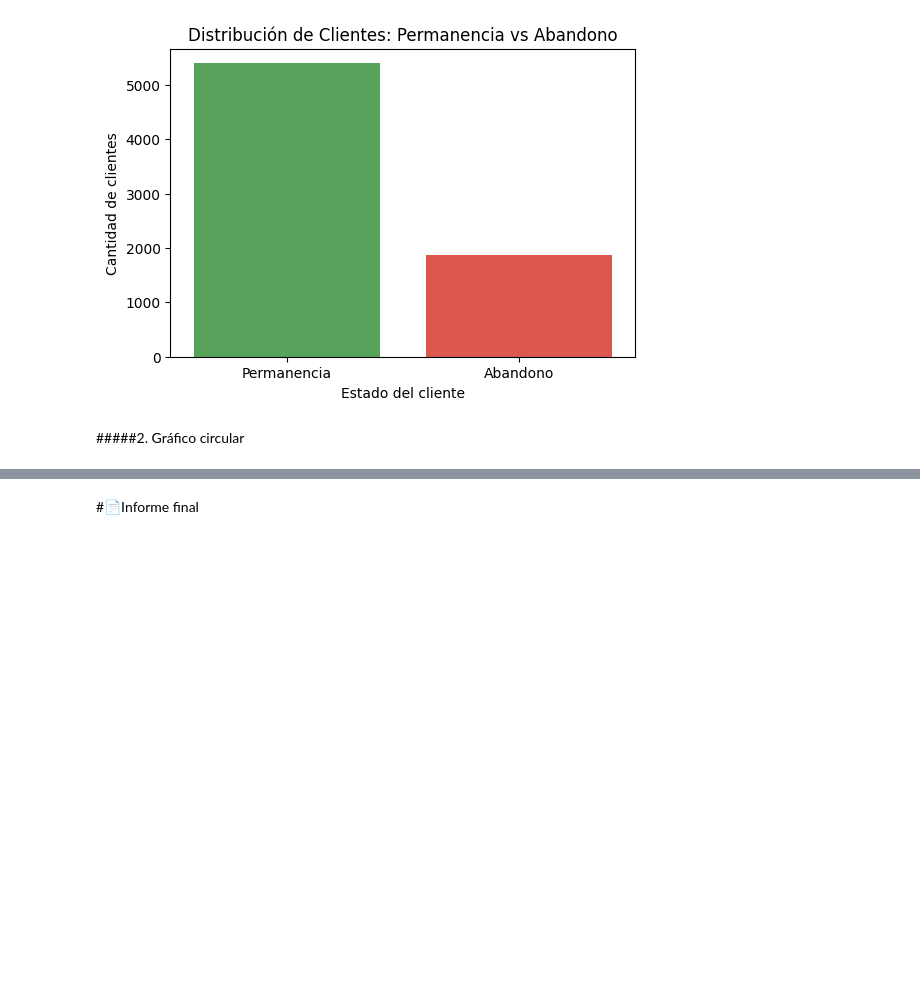
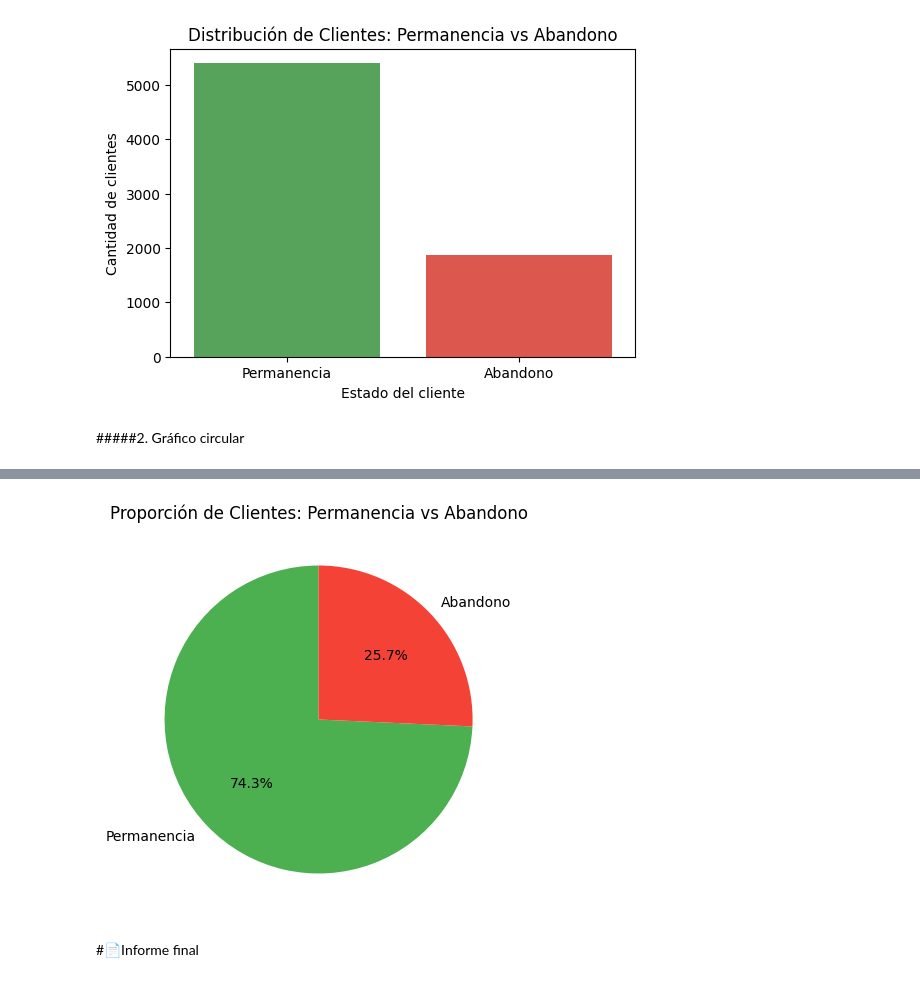
Before and after one commit to MattLudu/Challeng_TelecomX_Latam, a Jupyter notebook: TelecomX_LATAM.ipynb, the cells around one changed output, grey strips where cells are left out. Cells and saved outputs as stored; diff of their text form; code cells hidden in the pictures; blank space fills up the shorter version.

```diff
--- a/TelecomX_LATAM.ipynb
+++ b/TelecomX_LATAM.ipynb
@@ -542,15 +542,20 @@ plt.show()
 # %% [markdown]
 #####2. Gráfico circular
 # %%
+plt.figure(figsize=(5,5))
+plt.pie(abandono_counts.values, labels=abandono_counts.index, autopct='%1.1f%%', colors=['#4CAF50', '#F44336'], startangle=90)
+plt.title("Proporción de Clientes: Permanencia vs Abandono")
 fig = px.pie(
     values=abandono_counts.values,
     names=abandono_counts.index,
     title="Proporción interactiva de clientes: Permanencia vs Abandono",
     color=abandono_counts.index,
     color_discrete_map={'Permanencia':'#4CAF50', 'Abandono':'#F44336'}
 )
+fig.write_html('/content/permanencia_vs_abandono.html')
 fig.show()
 # %% [output]
 [interactive output not drawn]
+[figure, added]
 # %% [markdown]
 #📄Informe final
```
Also changed, not shown: parts of 3 cells of this notebook.
